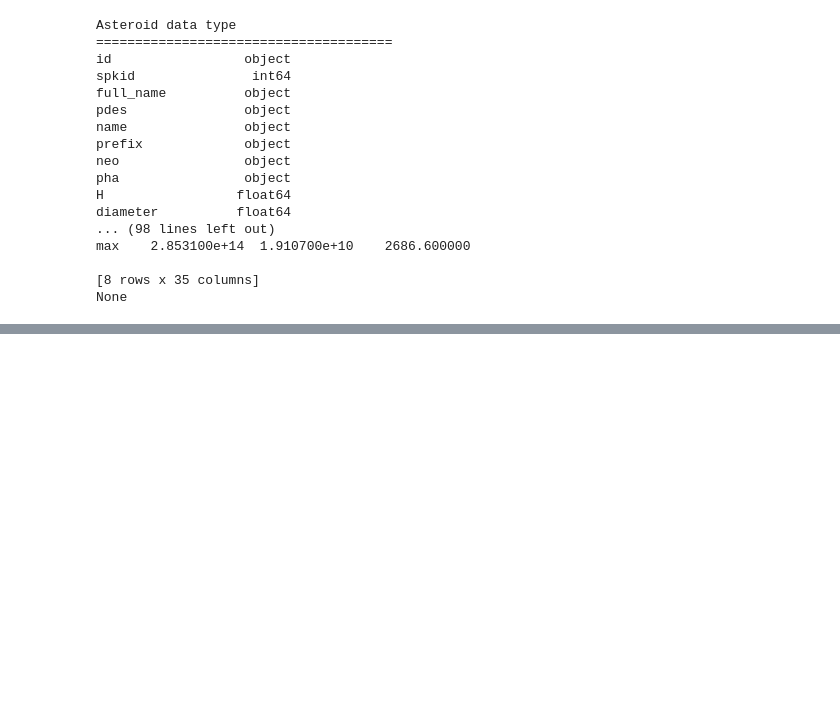
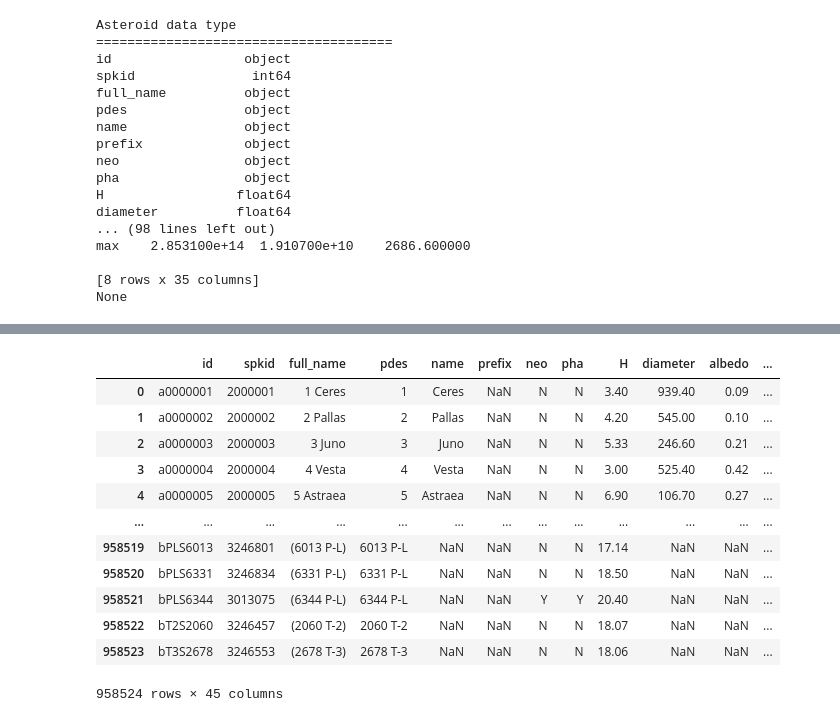
Before and after one commit to Brian342/JupyterAI, a Jupyter notebook: Asteroid Dataset.ipynb, the cells around one changed output, grey strips where cells are left out. Saved outputs shown, nothing was run; the diff lists cells and outputs as text; code cells hidden in the pictures; blank space fills up the shorter version.

```diff
--- a/Asteroid Dataset.ipynb
+++ b/Asteroid Dataset.ipynb
@@ -86,0 +105,18 @@ None
+# %%
+# changing the number format of the columns from scientific to float
+pd.set_option('display.float_format', lambda x: '%.2f' % x)
+data
+# %% [output]
+|  | id | spkid | full_name | pdes | name | prefix | neo | pha | H | diameter | albedo | ... |
+| 0 | a0000001 | 2000001 | 1 Ceres | 1 | Ceres | NaN | N | N | 3.40 | 939.40 | 0.09 | ... |
+| 1 | a0000002 | 2000002 | 2 Pallas | 2 | Pallas | NaN | N | N | 4.20 | 545.00 | 0.10 | ... |
+| 2 | a0000003 | 2000003 | 3 Juno | 3 | Juno | NaN | N | N | 5.33 | 246.60 | 0.21 | ... |
+| 3 | a0000004 | 2000004 | 4 Vesta | 4 | Vesta | NaN | N | N | 3.00 | 525.40 | 0.42 | ... |
+| 4 | a0000005 | 2000005 | 5 Astraea | 5 | Astraea | NaN | N | N | 6.90 | 106.70 | 0.27 | ... |
+| ... | ... | ... | ... | ... | ... | ... | ... | ... | ... | ... | ... | ... |
+| 958519 | bPLS6013 | 3246801 | (6013 P-L) | 6013 P-L | NaN | NaN | N | N | 17.14 | NaN | NaN | ... |
+| 958520 | bPLS6331 | 3246834 | (6331 P-L) | 6331 P-L | NaN | NaN | N | N | 18.50 | NaN | NaN | ... |
+| 958521 | bPLS6344 | 3013075 | (6344 P-L) | 6344 P-L | NaN | NaN | Y | Y | 20.40 | NaN | NaN | ... |
+| 958522 | bT2S2060 | 3246457 | (2060 T-2) | 2060 T-2 | NaN | NaN | N | N | 18.07 | NaN | NaN | ... |
+| 958523 | bT3S2678 | 3246553 | (2678 T-3) | 2678 T-3 | NaN | NaN | N | N | 18.06 | NaN | NaN | ... |
+958524 rows × 45 columns
```
Also changed, not shown: parts of 2 cells of this notebook.
